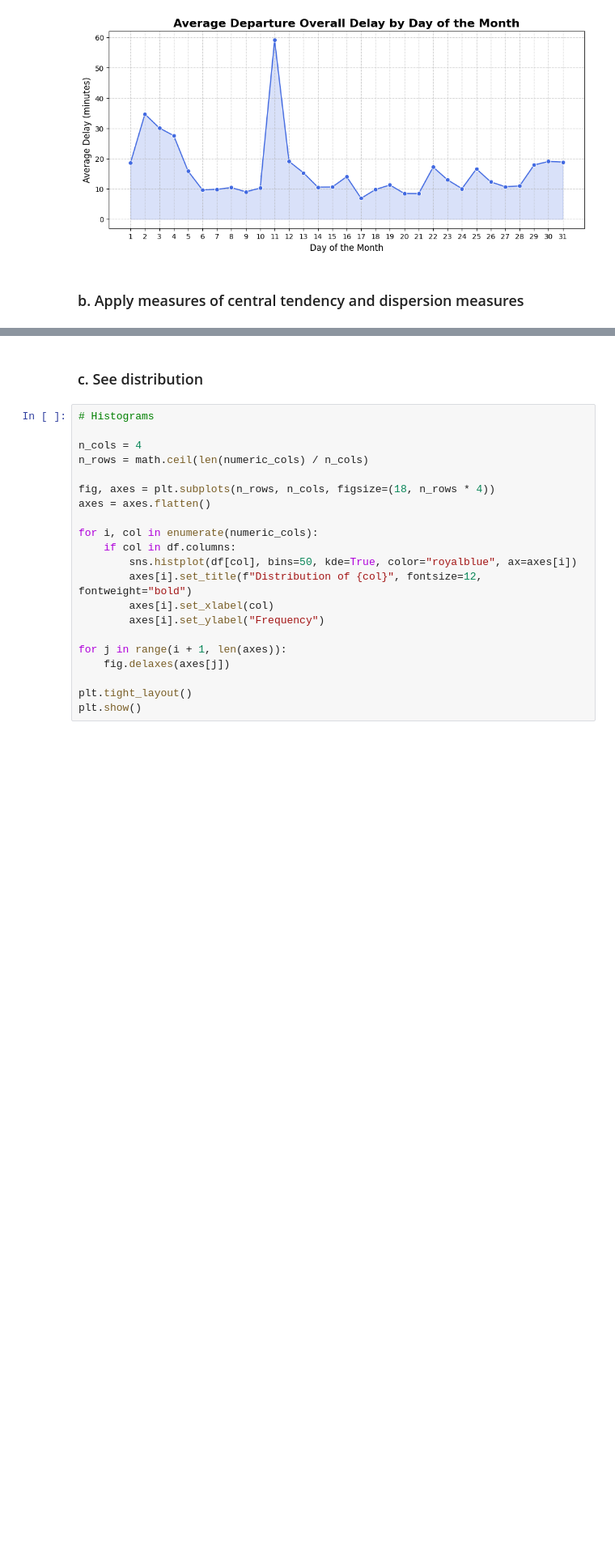
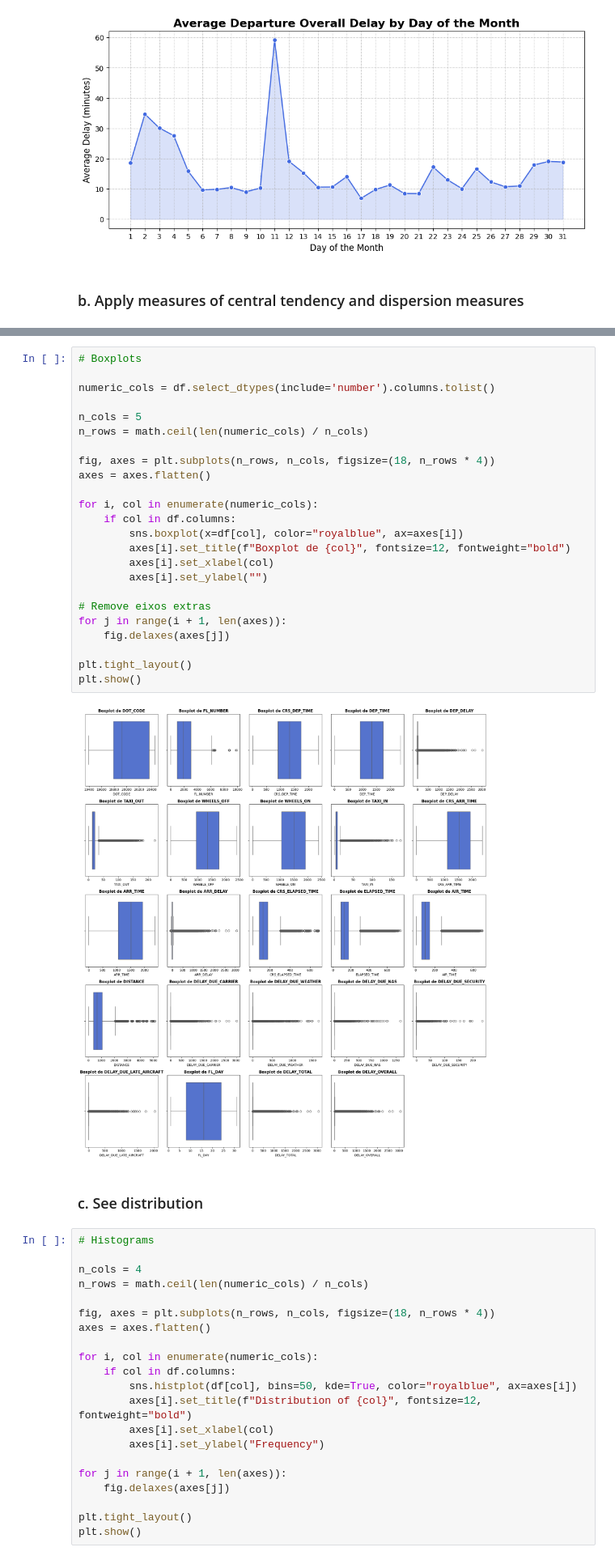
Before and after one commit to vitoriapguimaraes/Python-AnaliseVoos, a Jupyter notebook: scripts/script-vitoria.ipynb, the cells around one changed output, grey strips where cells are left out. Shown at 81% size. Cells and saved outputs as stored; diff of their text form; blank space fills up the shorter version.

```diff
--- a/scripts/script-vitoria.ipynb
+++ b/scripts/script-vitoria.ipynb
@@ -836,6 +835,32 @@ Central Tendency Measures (numeric variables):
 | FL_DAY | 16.095419 | 16.0 | 27.0 | 8.929164 |
 | DELAY_TOTAL | 15.334624 | 0.0 | 0.0 | 54.081996 |
 | DELAY_OVERALL | 16.083808 | 0.0 | 0.0 | 53.387972 |
+# %%
+# Boxplots
+
+numeric_cols = df.select_dtypes(include='number').columns.tolist()
+
+n_cols = 5
+n_rows = math.ceil(len(numeric_cols) / n_cols)
+
+fig, axes = plt.subplots(n_rows, n_cols, figsize=(18, n_rows * 4))
+axes = axes.flatten()
+
+for i, col in enumerate(numeric_cols):
+    if col in df.columns:
+        sns.boxplot(x=df[col], color="royalblue", ax=axes[i])
+        axes[i].set_title(f"Boxplot de {col}", fontsize=12, fontweight="bold")
+        axes[i].set_xlabel(col)
+        axes[i].set_ylabel("")
+
+# Remove eixos extras
+for j in range(i + 1, len(axes)):
+    fig.delaxes(axes[j])
+
+plt.tight_layout()
+plt.show()
+# %% [output]
+[figure, added]
 # %% [markdown]
 ### c. See distribution
 # %%
```
Also changed, not shown: parts of 16 cells of this notebook, 1 other file.
